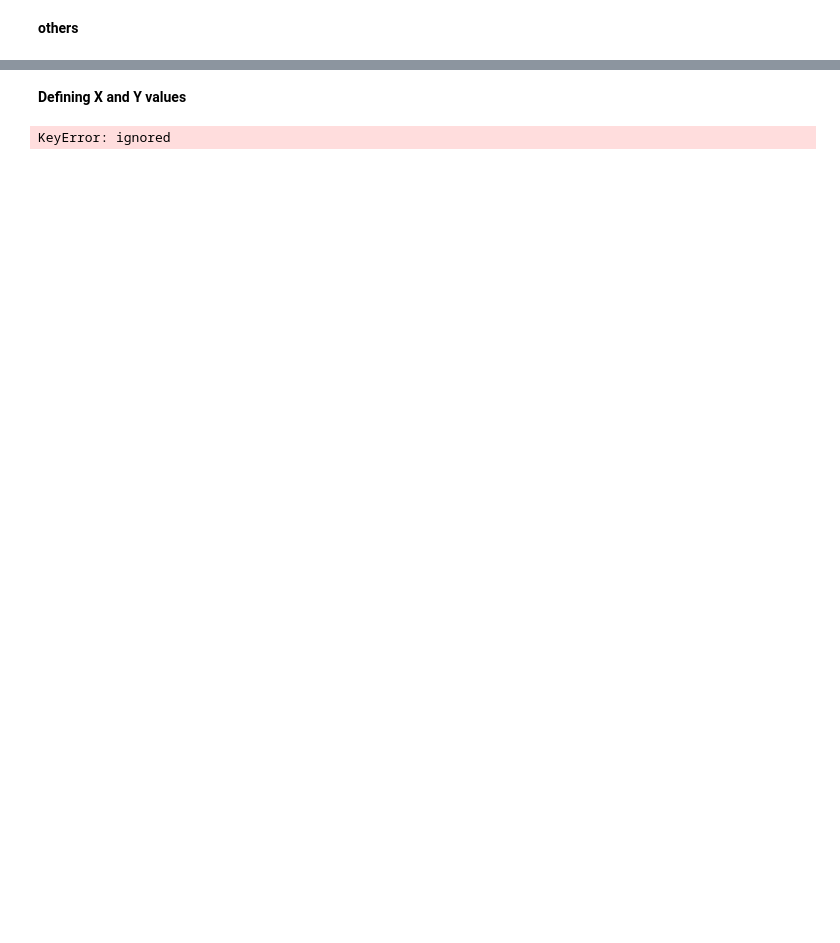
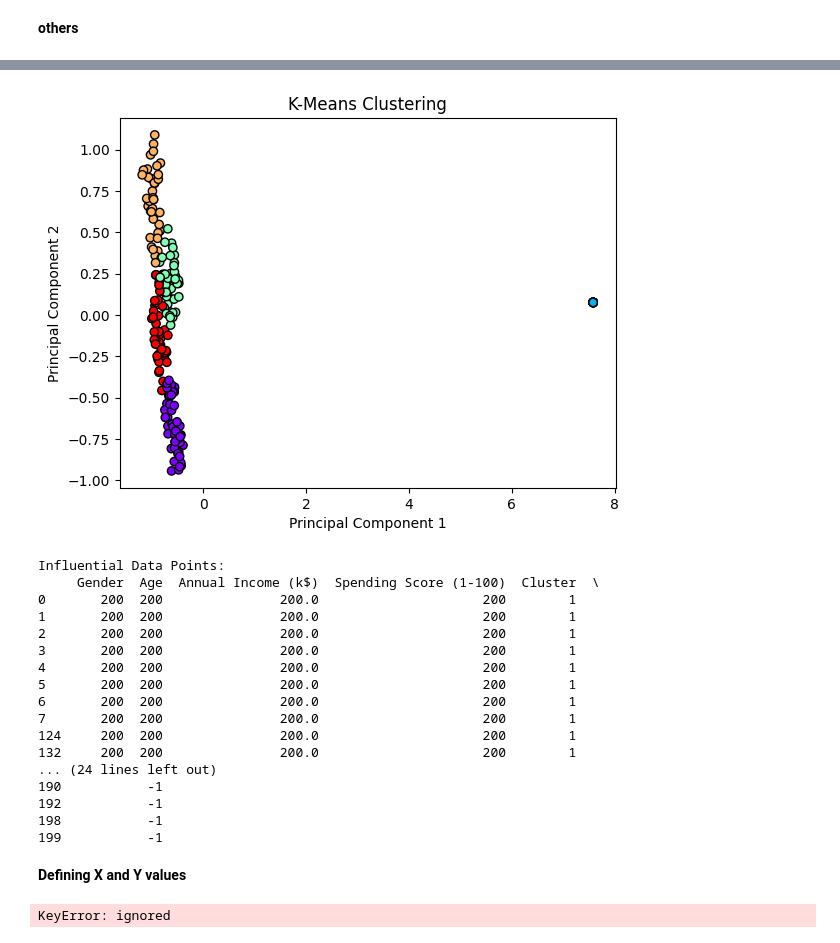
Before and after one commit to A-Burnhard/Mall-Customer-Segmentation, a Jupyter notebook: Mall_Customer_Segmentation.ipynb, the cells around one changed output, grey strips where cells are left out. Cells and saved outputs as stored; diff of their text form; code cells hidden in the pictures; blank space fills up the shorter version.

```diff
--- a/Mall_Customer_Segmentation.ipynb
+++ b/Mall_Customer_Segmentation.ipynb
@@ -108,3 +87,5 @@ sns.boxplot(data=data)
 plt.xticks(rotation=90)
 plt.title('Boxplot of Features (After Outlier Handling)')
 plt.show()
+
+mall_data = data
@@ -217,3 +94,73 @@ ValueError: ignored
+# %%
+import pandas as pd
+import numpy as np
+import matplotlib.pyplot as plt
+from sklearn.cluster import KMeans
+from sklearn.preprocessing import StandardScaler
+from sklearn.decomposition import PCA
+from sklearn.covariance import EllipticEnvelope
+
+# Load the mall customer segmentation dataset
+df = mall_data
+
+# Drop irrelevant columns (e.g., CustomerID)
+#df.drop(columns=['CustomerID'], inplace=True)
+
+# Standardize the data for clustering
+scaler = StandardScaler()
+X_scaled = scaler.fit_transform(df)
+
+# Apply K-Means clustering
+num_clusters = 5
+kmeans = KMeans(n_clusters=num_clusters, random_state=42)
+clusters = kmeans.fit_predict(X_scaled)
+
+# Add cluster labels to the dataframe
+df['Cluster'] = clusters
+
+# Perform PCA for visualization purposes (you can skip this step if the dataset has only 2-3 dimensions)
+pca = PCA(n_components=2)
+X_pca = pca.fit_transform(X_scaled)
+
+# Plot the clusters for visualization
+plt.scatter(X_pca[:, 0], X_pca[:, 1], c=clusters, cmap='rainbow', edgecolors='k')
+plt.xlabel('Principal Component 1')
+plt.ylabel('Principal Component 2')
+plt.title('K-Means Clustering')
+plt.show()
+
+# Use Elliptic Envelope to detect influential data points
+outlier_detector = EllipticEnvelope(contamination=0.05)  # Adjust the contamination level as needed
+influential_data_points = outlier_detector.fit_predict(X_scaled)
+
+# Add the influential data point labels to the dataframe
+df['Influential'] = influential_data_points
+
+# Display the data points identified as influential
+print("Influential Data Points:")
+print(df[df['Influential'] == -1])
+
+# Optionally, you can save the updated DataFrame to a new CSV file
+# df.to_csv("mall_customer_segmentation_with_influential.csv", index=False)
+# %% [output]
+[figure, added]
+Influential Data Points:
+     Gender  Age  Annual Income (k$)  Spending Score (1-100)  Cluster  \
+0       200  200               200.0                     200        1
+1       200  200               200.0                     200        1
+2       200  200               200.0                     200        1
+3       200  200               200.0                     200        1
+4       200  200               200.0                     200        1
+5       200  200               200.0                     200        1
+6       200  200               200.0                     200        1
+7       200  200               200.0                     200        1
+124     200  200               200.0                     200        1
+132     200  200               200.0                     200        1
+... (24 lines left out)
+190           -1
+192           -1
+198           -1
+199           -1
 # %% [markdown]
 **Defining X and Y values**
 # %%
```
Also changed, not shown: parts of 7 cells of this notebook.
